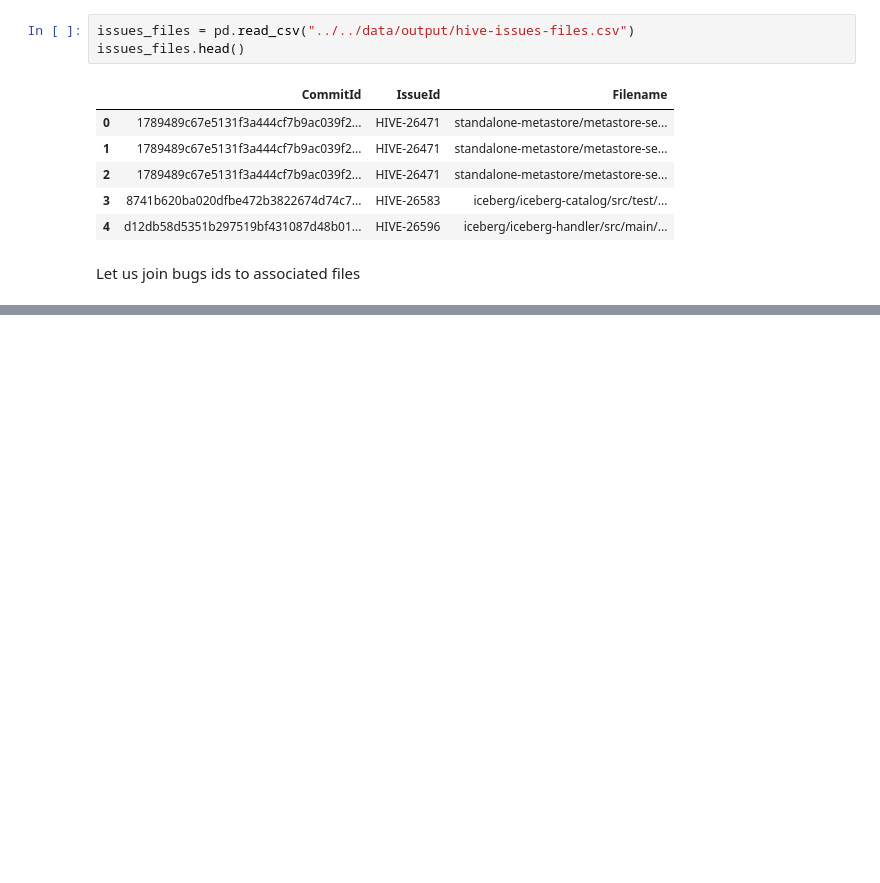
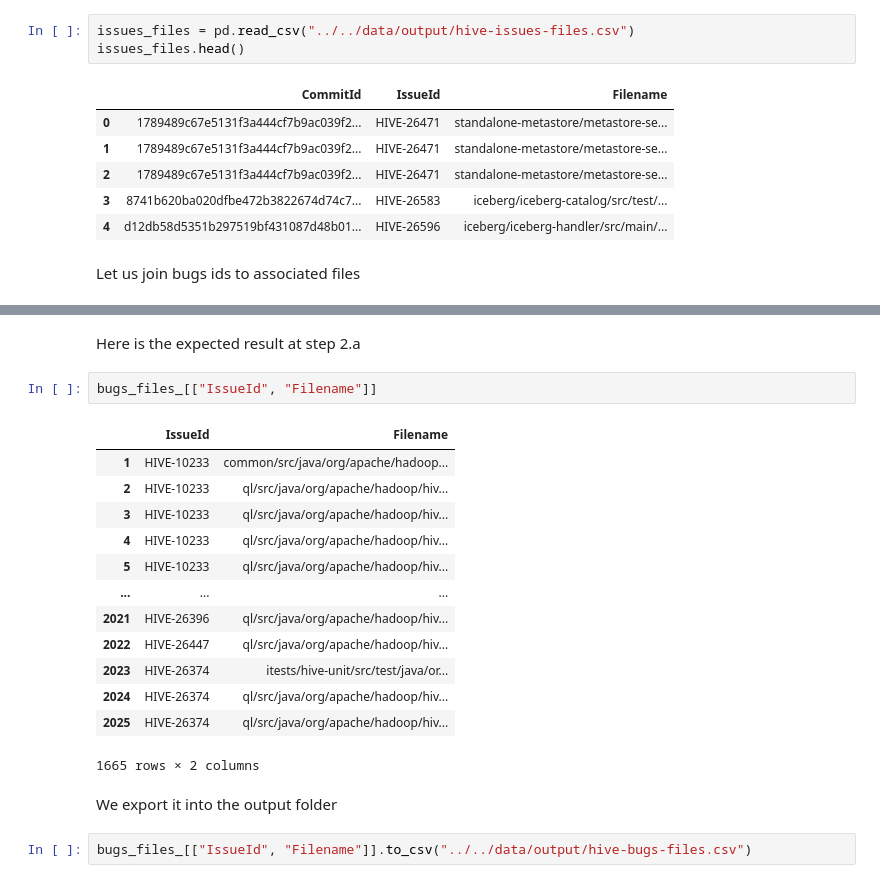
Before and after one commit to ahenrij/ets-mgl869-hive, a Jupyter notebook: src/lab/notebooks/matching.ipynb, the cells around one changed output, grey strips where cells are left out. Cells and saved outputs as stored; diff of their text form; blank space fills up the shorter version.

```diff
--- a/src/lab/notebooks/matching.ipynb
+++ b/src/lab/notebooks/matching.ipynb
@@ -58,0 +103,22 @@ pd.merge(issues_files, bugs_commits_, on="Issue")
+# %% [markdown]
+Here is the expected result at step 2.a
+# %%
+bugs_files_[["IssueId", "Filename"]]
+# %% [output]
+|  | IssueId | Filename |
+| 1 | HIVE-10233 | common/src/java/org/apache/hadoop... |
+| 2 | HIVE-10233 | ql/src/java/org/apache/hadoop/hiv... |
+| 3 | HIVE-10233 | ql/src/java/org/apache/hadoop/hiv... |
+| 4 | HIVE-10233 | ql/src/java/org/apache/hadoop/hiv... |
+| 5 | HIVE-10233 | ql/src/java/org/apache/hadoop/hiv... |
+| ... | ... | ... |
+| 2021 | HIVE-26396 | ql/src/java/org/apache/hadoop/hiv... |
+| 2022 | HIVE-26447 | ql/src/java/org/apache/hadoop/hiv... |
+| 2023 | HIVE-26374 | itests/hive-unit/src/test/java/or... |
+| 2024 | HIVE-26374 | ql/src/java/org/apache/hadoop/hiv... |
+| 2025 | HIVE-26374 | ql/src/java/org/apache/hadoop/hiv... |
+1665 rows × 2 columns
+# %% [markdown]
+We export it into the output folder
+# %%
+bugs_files_[["IssueId", "Filename"]].to_csv("../../data/output/hive-bugs-files.csv")
```
Also changed, not shown: parts of 8 cells of this notebook.
